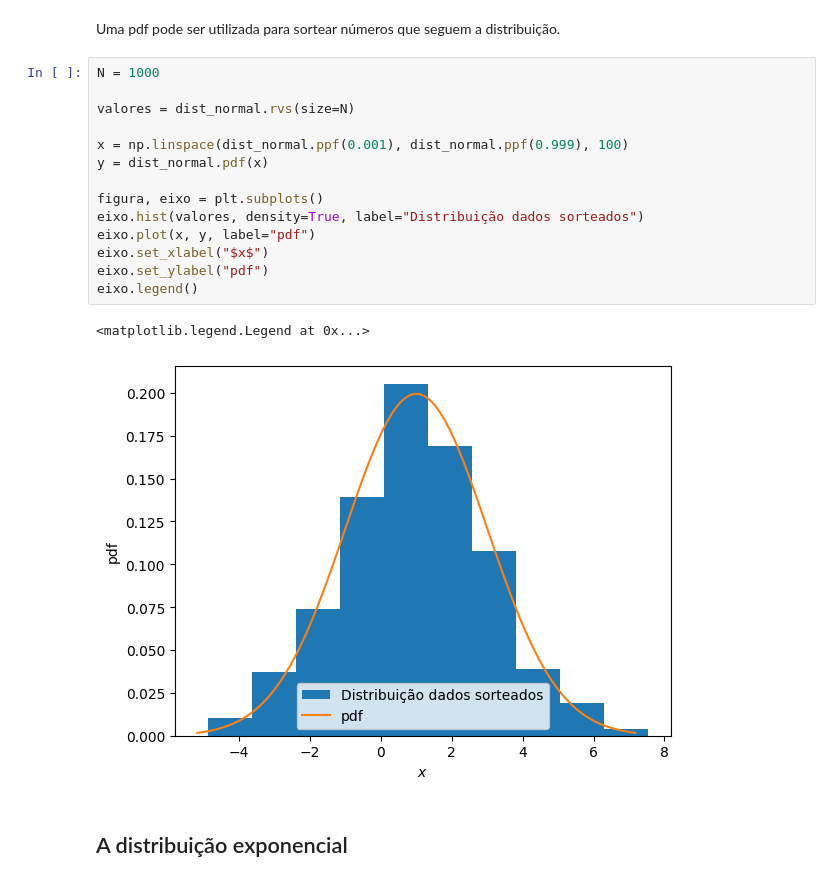
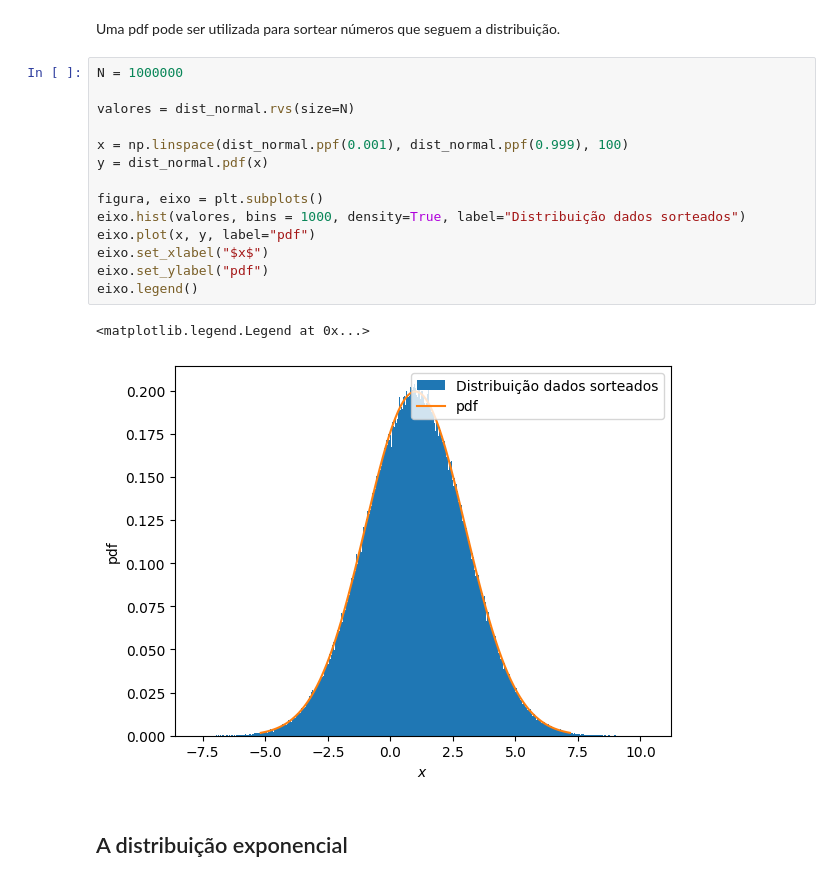
Before and after one commit to karla-easterlini/Sistema-Nao-Binario, a Jupyter notebook: Probabilidade e Estatística/Aulas/8 - Outras distribuições de probabilidades contínuas.ipynb, the cells around one changed output. Saved outputs shown, nothing was run; the diff lists cells and outputs as text.

```diff
--- a/Probabilidade e Estatística/Aulas/8 - Outras distribuições de probabilidades contínuas.ipynb
+++ b/Probabilidade e Estatística/Aulas/8 - Outras distribuições de probabilidades contínuas.ipynb
@@ -91,22 +91,22 @@ Text(0, 0.5, 'cdf')
 # %% [markdown]
 Uma pdf pode ser utilizada para sortear números que seguem a distribuição.
 # %%
-N = 1000
+N = 1000000
 
 valores = dist_normal.rvs(size=N)
 
 x = np.linspace(dist_normal.ppf(0.001), dist_normal.ppf(0.999), 100)
 y = dist_normal.pdf(x)
 
 figura, eixo = plt.subplots()
-eixo.hist(valores, density=True, label="Distribuição dados sorteados")
+eixo.hist(valores, bins = 1000, density=True, label="Distribuição dados sorteados")
 eixo.plot(x, y, label="pdf")
 eixo.set_xlabel("$x$")
 eixo.set_ylabel("pdf")
 eixo.legend()
 # %% [output]
 <matplotlib.legend.Legend at 0x...>
-[figure, old version]
+[figure, new version]
 # %% [markdown]
 ## A distribuição exponencial
 # %% [markdown]
```
Also changed, not shown: parts of 1 cell of this notebook, 1 other file.
